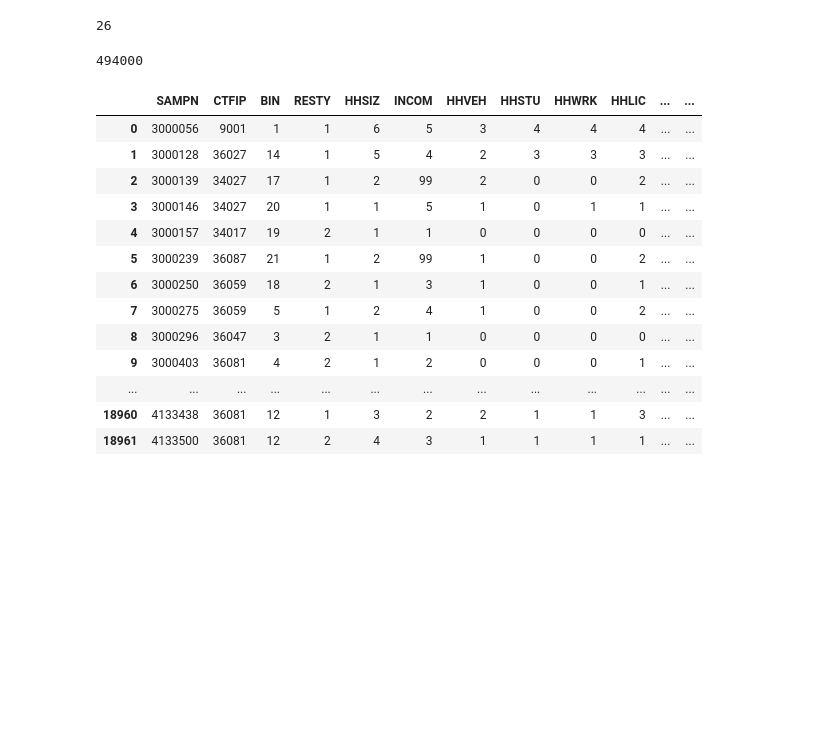
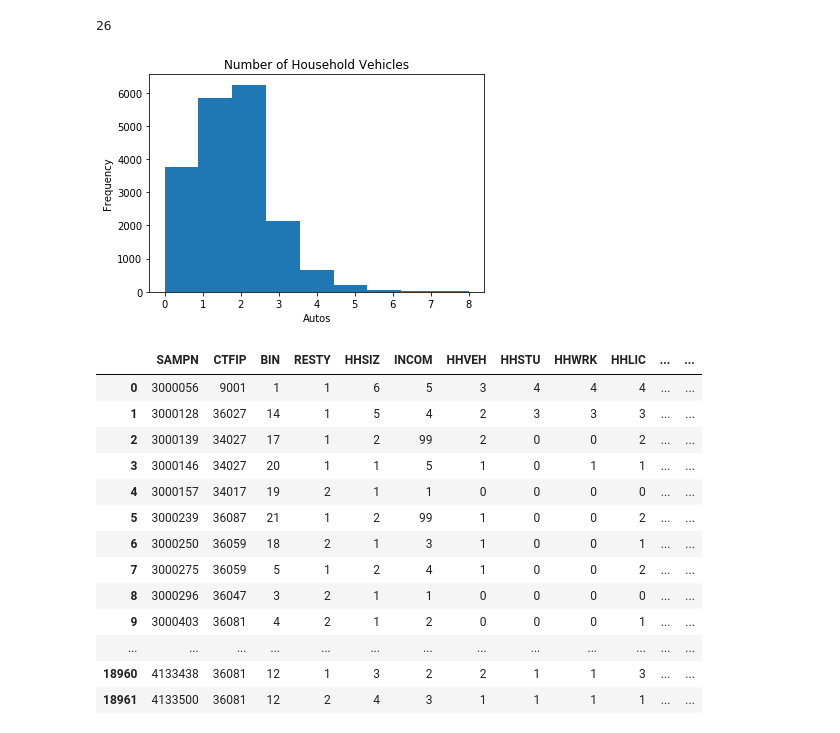
Before and after one commit to soundestmammal/Senior_Thesis, a Jupyter notebook: data-cleaning.ipynb, the cells around one changed output. Saved outputs shown, nothing was run; the diff lists cells and outputs as text; code cells hidden in the pictures; blank space fills up the shorter version.

```diff
--- a/data-cleaning.ipynb
+++ b/data-cleaning.ipynb
@@ -53,10 +53,17 @@ dataset = dataset.drop(column_list, axis=1)
 len(column_list)
 # %% [output]
 26
-# %%
-26*19000
-# %% [output]
-494000
+# %%
+dataset.HHVEH.value_counts(dropna=False)
+fig = plt.figure()
+ax = fig.add_subplot(1,1,1)
+ax.hist(dataset['HHVEH'], bins = 9)
+plt.title('Number of Household Vehicles')
+plt.xlabel('Autos')
+plt.ylabel('Frequency')
+plt.show()
+# %% [output]
+[figure, added]
 # %%
 dataset
 # %% [output]
```
Also changed, not shown: 3 other files.
